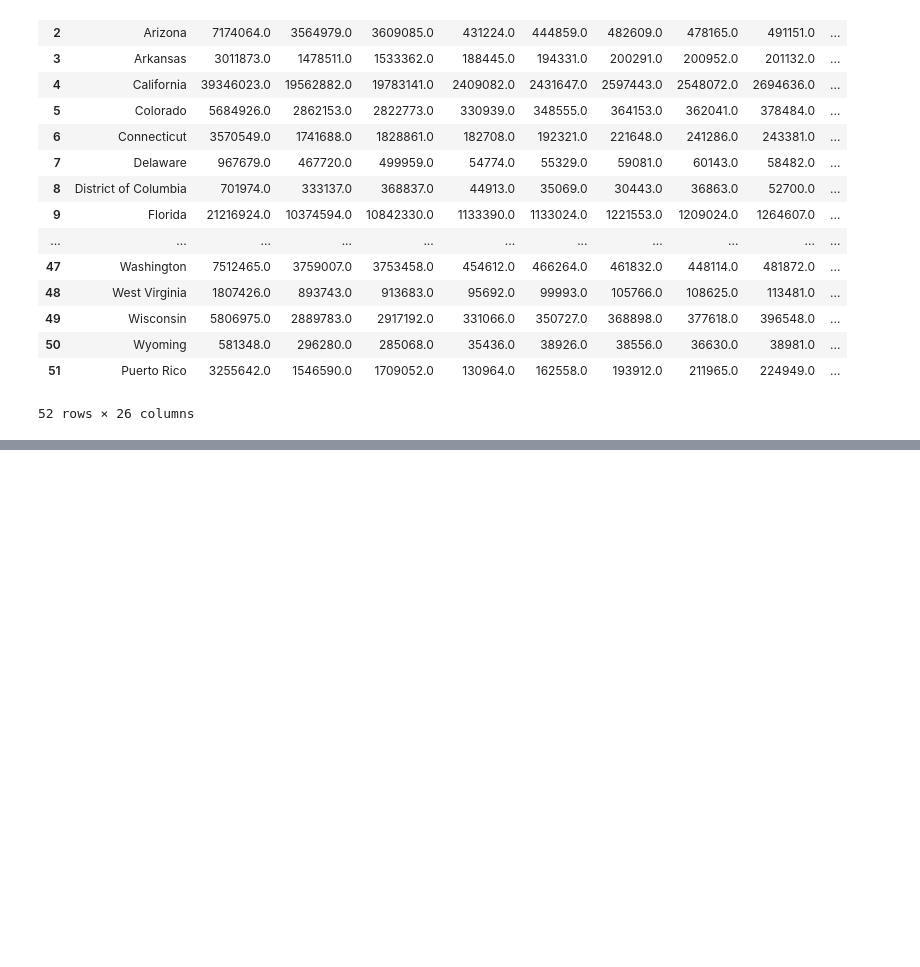
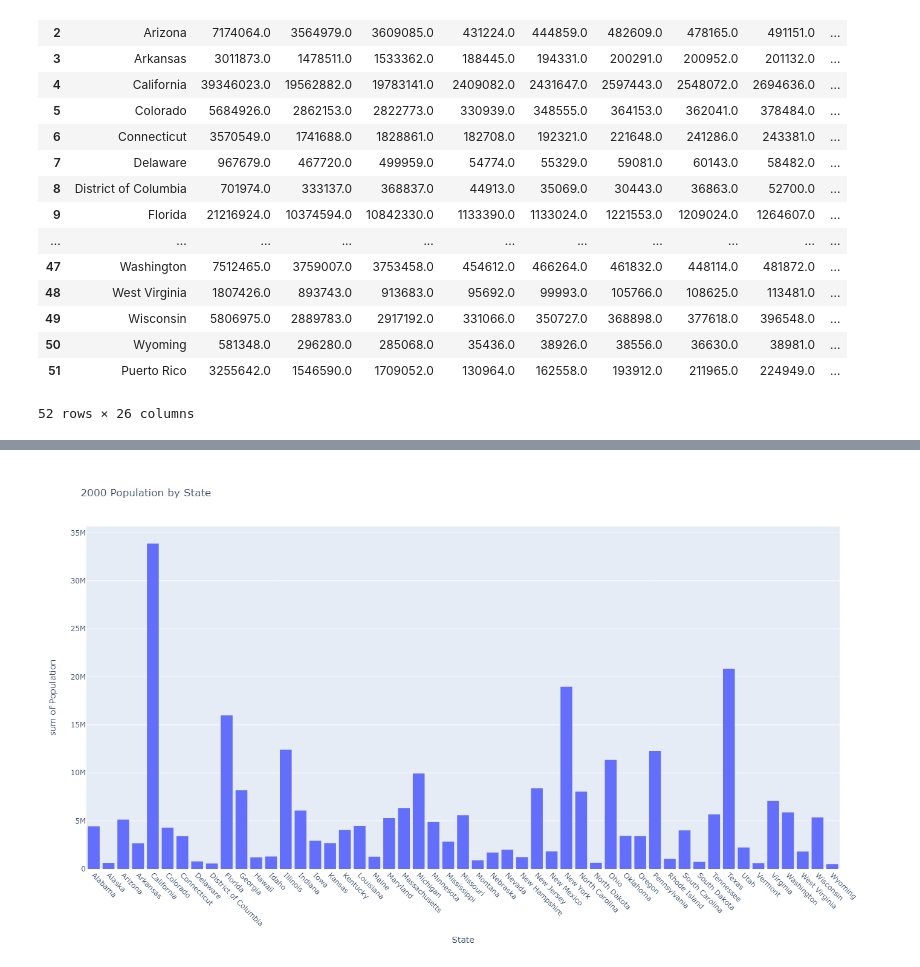
Before and after one commit to BlakeRivers25/SCDV490-FinalProject-BlakeRivers, a Jupyter notebook: test_cases.ipynb, the cells around one changed output, grey strips where cells are left out. Drawn from its saved outputs; the diff is of its cells as text; code cells hidden in the pictures; blank space fills up the shorter version.

```diff
--- a/test_cases.ipynb
+++ b/test_cases.ipynb
@@ -149,0 +277,12 @@ df2020Demographics
+# %%
+Pop2000 = df2000Demographics[['State', 'Population']]
+#print(Pop2000)
+Pop2000State = Pop2000['State']
+Pop2000Pop = Pop2000['Population']
+
+plt = px.histogram(Pop2000, x="State", y="Population", title = "2000 Population by State",
+                   width = 1200, height = 800)
+plt.update_xaxes(tickangle=45)
+plt.show()
+# %% [output]
+[figure, added]
```
Also changed, not shown: parts of 13 cells of this notebook.
